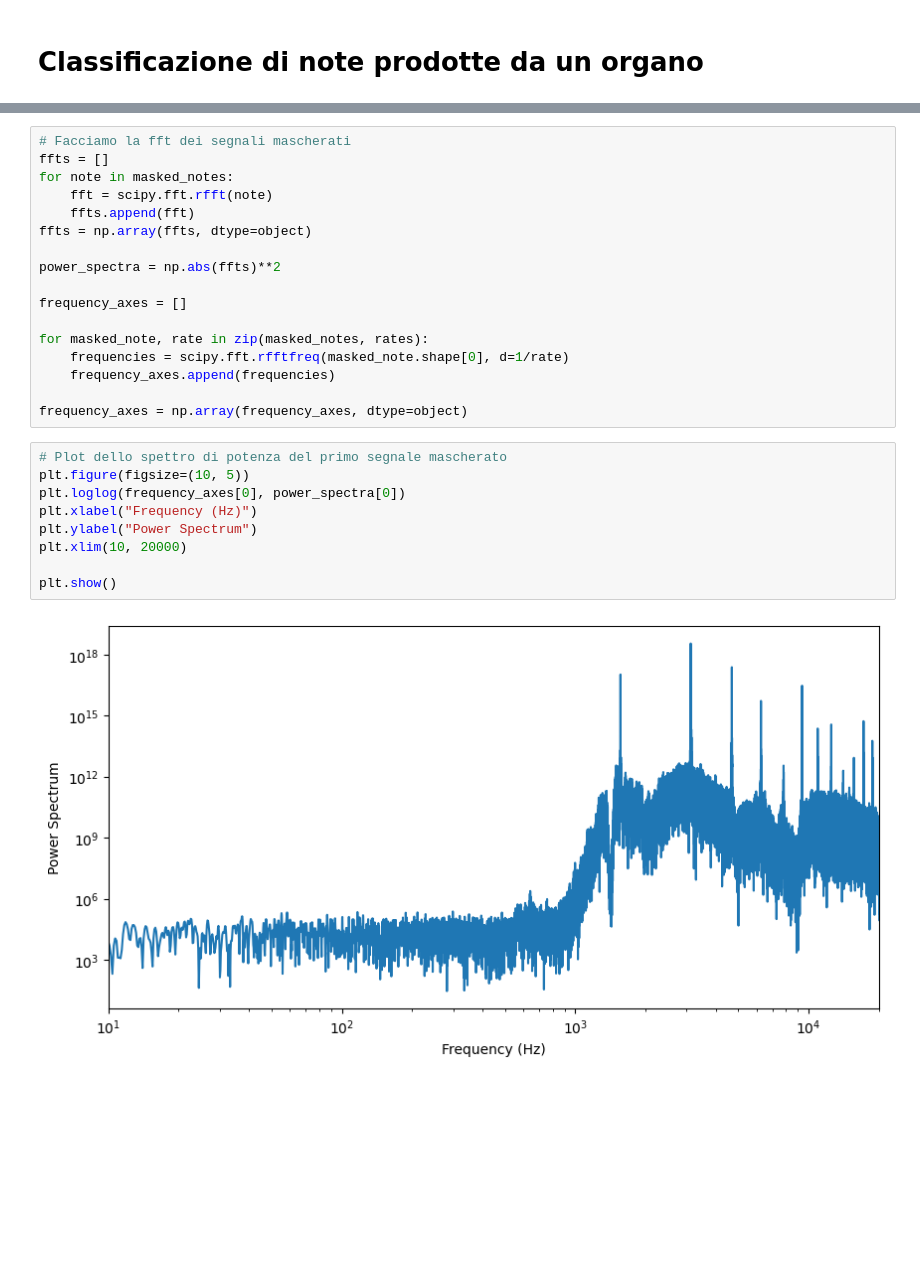
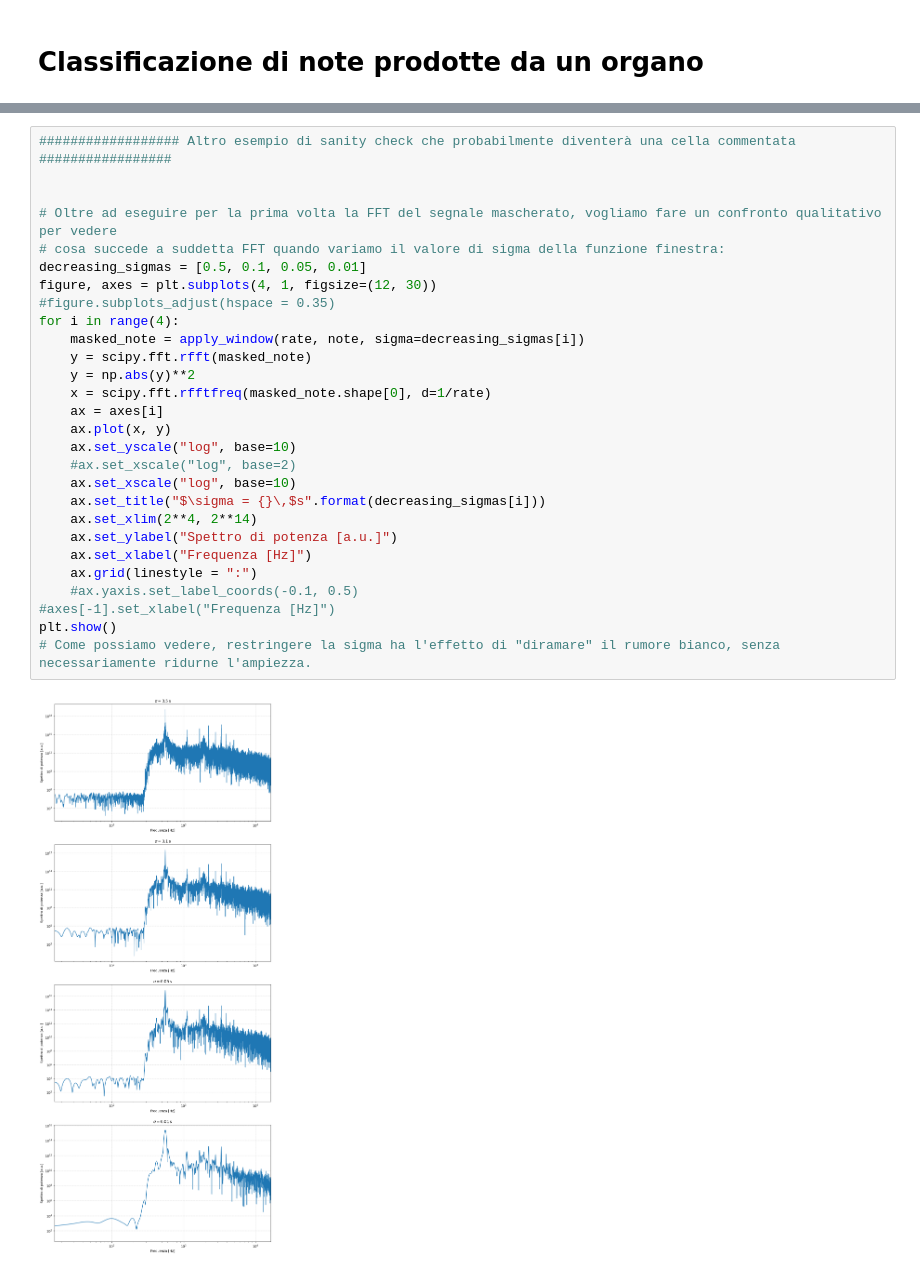
Before and after one commit to maddoc-g/3_organ_clustering, a Jupyter notebook: esperienza_3.ipynb, the cells around one changed output, grey strips where cells are left out. Cells and saved outputs as stored; diff of their text form; blank space fills up the shorter version.

```diff
--- a/esperienza_3.ipynb
+++ b/esperienza_3.ipynb
@@ -60,28 +149,30 @@ plt.show()
-# %%
-# Facciamo la fft dei segnali mascherati
-ffts = []
-for note in masked_notes:
-    fft = scipy.fft.rfft(note)
-    ffts.append(fft)
-ffts = np.array(ffts, dtype=object)
-
-power_spectra = np.abs(ffts)**2
-
-frequency_axes = []
-
-for masked_note, rate in zip(masked_notes, rates):
-    frequencies = scipy.fft.rfftfreq(masked_note.shape[0], d=1/rate)
-    frequency_axes.append(frequencies)
-
-frequency_axes = np.array(frequency_axes, dtype=object)
-# %%
-# Plot dello spettro di potenza del primo segnale mascherato
-plt.figure(figsize=(10, 5))
-plt.loglog(frequency_axes[0], power_spectra[0])
-plt.xlabel("Frequency (Hz)")
-plt.ylabel("Power Spectrum")
-plt.xlim(10, 20000)
-
-plt.show()
-# %% [output]
-[figure, removed]
+# %%
+################## Altro esempio di sanity check che probabilmente diventerà una cella commentata #################
+
+
+# Oltre ad eseguire per la prima volta la FFT del segnale mascherato, vogliamo fare un confronto qualitativo per vedere
+# cosa succede a suddetta FFT quando variamo il valore di sigma della funzione finestra:
+decreasing_sigmas = [0.5, 0.1, 0.05, 0.01]
+figure, axes = plt.subplots(4, 1, figsize=(12, 30))
+#figure.subplots_adjust(hspace = 0.35)
+for i in range(4):
+    masked_note = apply_window(rate, note, sigma=decreasing_sigmas[i])
+    y = scipy.fft.rfft(masked_note)
+    y = np.abs(y)**2
+    x = scipy.fft.rfftfreq(masked_note.shape[0], d=1/rate)
+    ax = axes[i]
+    ax.plot(x, y)
+    ax.set_yscale("log", base=10)
+    #ax.set_xscale("log", base=2)
+    ax.set_xscale("log", base=10)
+    ax.set_title("$\sigma = {}\,$s".format(decreasing_sigmas[i]))
+    ax.set_xlim(2**4, 2**14)
+    ax.set_ylabel("Spettro di potenza [a.u.]")
+    ax.set_xlabel("Frequenza [Hz]")
+    ax.grid(linestyle = ":")
+    #ax.yaxis.set_label_coords(-0.1, 0.5)
+#axes[-1].set_xlabel("Frequenza [Hz]")
+plt.show()
+# Come possiamo vedere, restringere la sigma ha l'effetto di "diramare" il rumore bianco, senza necessariamente ridurne l'ampiezza.
+# %% [output]
+[figure, added]
```
Also changed, not shown: parts of 7 cells of this notebook.
